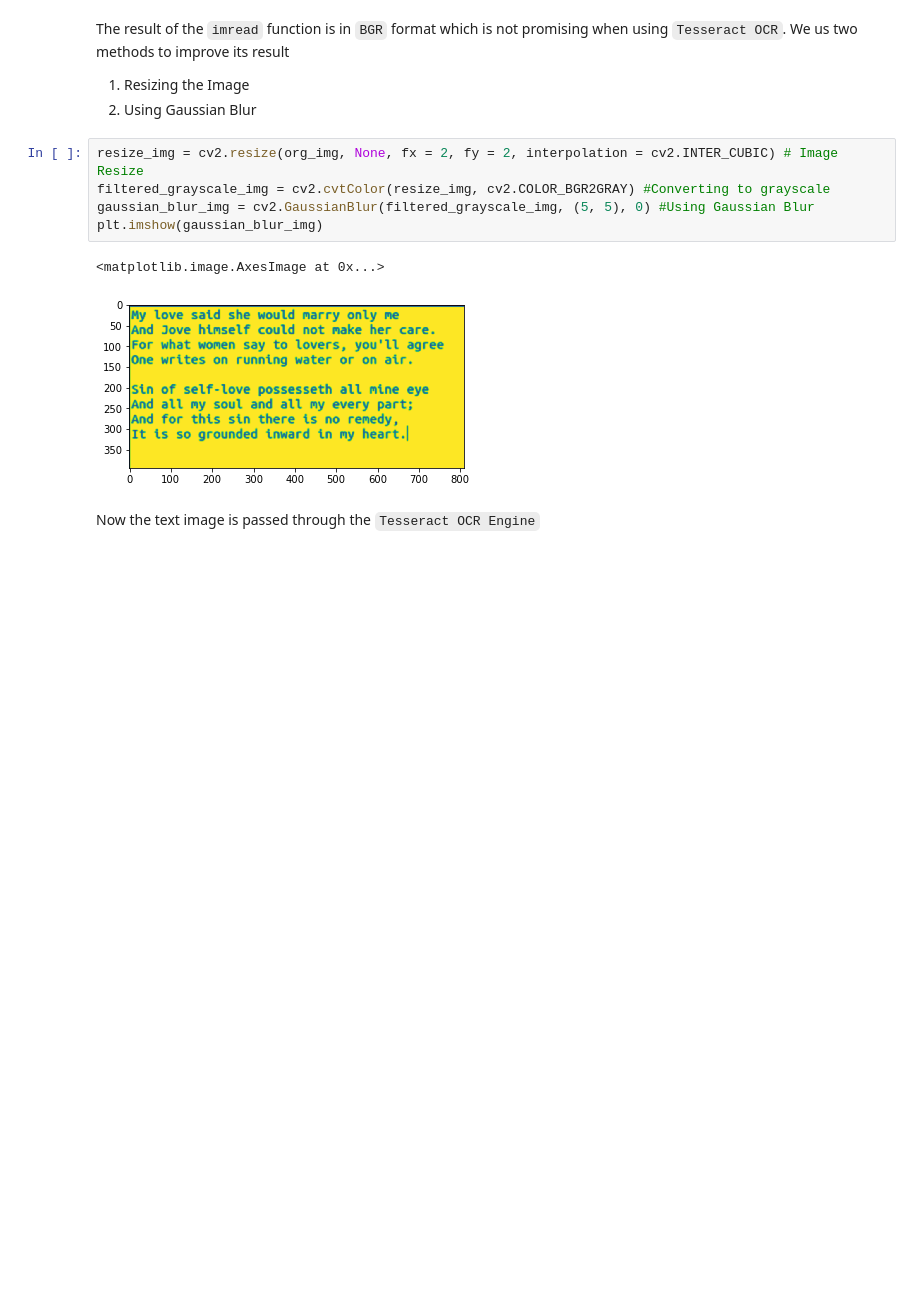
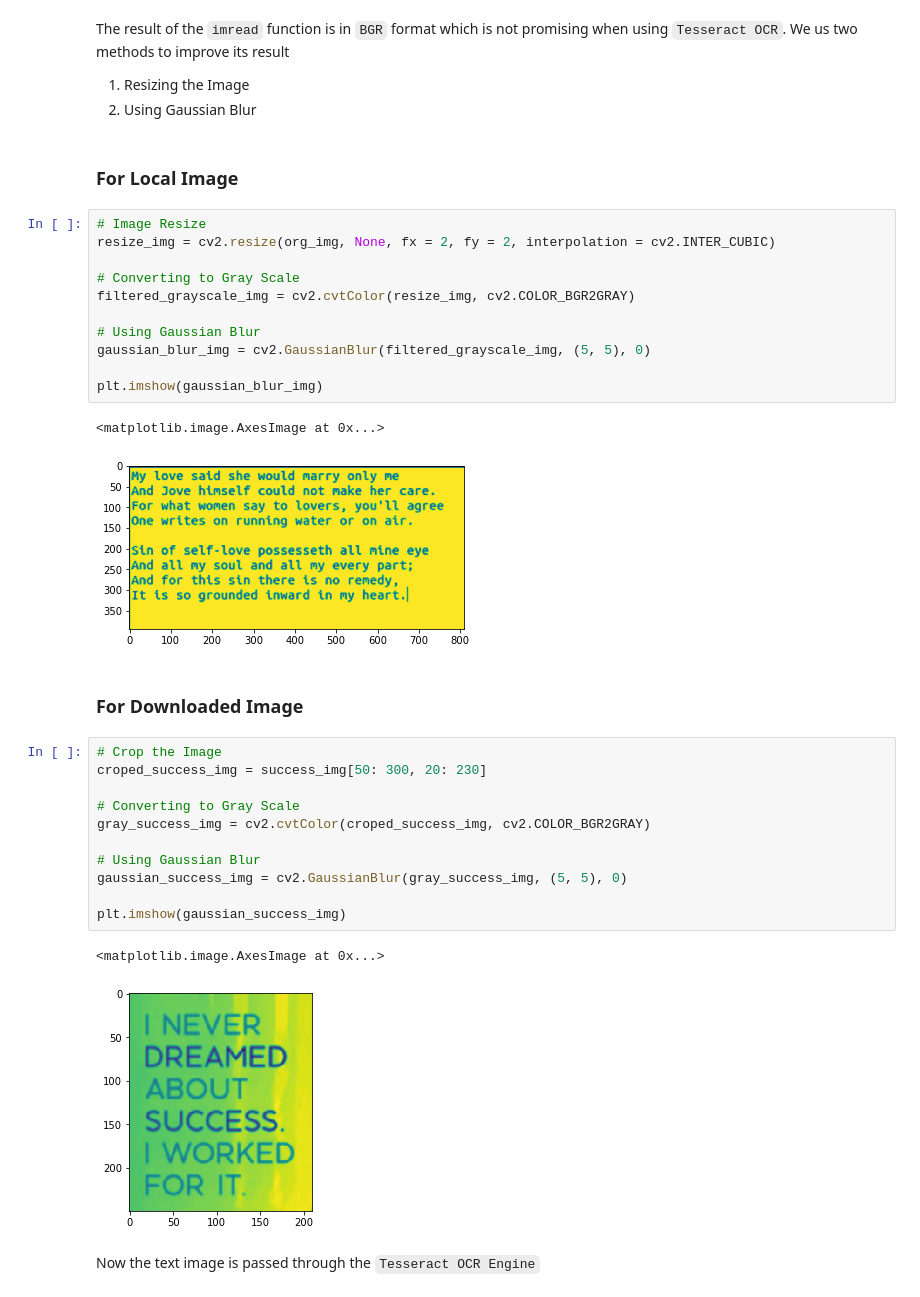
Before and after one commit to walkershashi/Text-Recognition, a Jupyter notebook: Imagine.ipynb, the cells around one changed output. Saved outputs shown, nothing was run; the diff lists cells and outputs as text; blank space fills up the shorter version.

```diff
--- a/Imagine.ipynb
+++ b/Imagine.ipynb
@@ -50,13 +88,37 @@ We us two methods to improve its result
     <li>Resizing the Image</li>
     <li>Using Gaussian Blur</li>
 </ol>
+# %% [markdown]
+### For Local Image
 # %%
-resize_img = cv2.resize(org_img, None, fx = 2, fy = 2, interpolation = cv2.INTER_CUBIC) # Image Resize
-filtered_grayscale_img = cv2.cvtColor(resize_img, cv2.COLOR_BGR2GRAY) #Converting to grayscale
-gaussian_blur_img = cv2.GaussianBlur(filtered_grayscale_img, (5, 5), 0) #Using Gaussian Blur
+# Image Resize
+resize_img = cv2.resize(org_img, None, fx = 2, fy = 2, interpolation = cv2.INTER_CUBIC)
+
+# Converting to Gray Scale
+filtered_grayscale_img = cv2.cvtColor(resize_img, cv2.COLOR_BGR2GRAY)
+
+# Using Gaussian Blur
+gaussian_blur_img = cv2.GaussianBlur(filtered_grayscale_img, (5, 5), 0)
+
 plt.imshow(gaussian_blur_img)
 # %% [output]
 <matplotlib.image.AxesImage at 0x...>
 [figure]
+# %% [markdown]
+### For Downloaded Image
+# %%
+# Crop the Image
+croped_success_img = success_img[50: 300, 20: 230]
+
+# Converting to Gray Scale
+gray_success_img = cv2.cvtColor(croped_success_img, cv2.COLOR_BGR2GRAY)
+
+# Using Gaussian Blur
+gaussian_success_img = cv2.GaussianBlur(gray_success_img, (5, 5), 0)
+
+plt.imshow(gaussian_success_img)
+# %% [output]
+<matplotlib.image.AxesImage at 0x...>
+[figure, added]
 # %% [markdown]
 Now the text image is passed through the <code>Tesseract OCR Engine</code>
```
Also changed, not shown: parts of 20 cells of this notebook, 1 other file.
